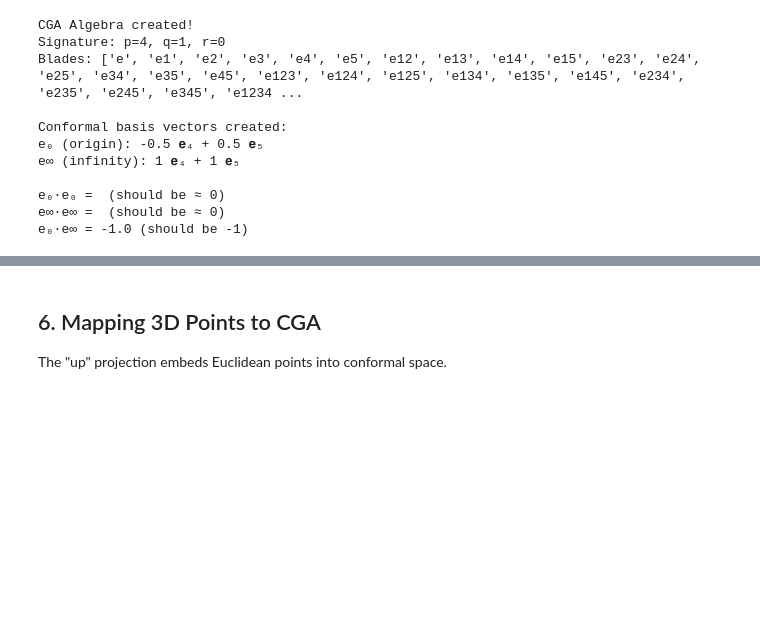
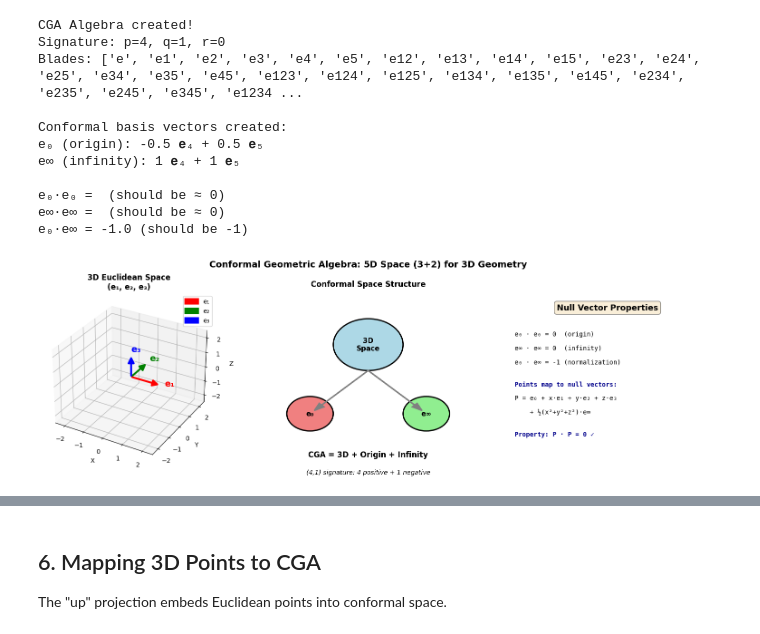
Before and after one commit to papagiannakis/Elements, a Jupyter notebook: Elements/pyEEL/notebooks/DL/diffRenderer/geometric_algebra_kingdon_rendering.ipynb, the cells around one changed output, grey strips where cells are left out. Saved outputs shown, nothing was run; the diff lists cells and outputs as text; code cells hidden in the pictures; blank space fills up the shorter version.

```diff
--- a/Elements/pyEEL/notebooks/DL/diffRenderer/geometric_algebra_kingdon_rendering.ipynb
+++ b/Elements/pyEEL/notebooks/DL/diffRenderer/geometric_algebra_kingdon_rendering.ipynb
@@ -248,3 +529,101 @@ e∞ (infinity): 1 𝐞₄ + 1 𝐞₅
 e₀·e₀ =  (should be ≈ 0)
 e∞·e∞ =  (should be ≈ 0)
 e₀·e∞ = -1.0 (should be -1)
+# %%
+# Visualization: Conformal Geometric Algebra Structure
+fig = plt.figure(figsize=(16, 5))
+
+# Plot 1: 3D Euclidean subspace
+ax1 = fig.add_subplot(131, projection='3d')
+origin = np.array([0, 0, 0])
+
+# Draw Euclidean basis vectors
+arrow_e1 = Arrow3D(*origin, 1.5, 0, 0, mutation_scale=20, lw=3,
+                   arrowstyle='-|>', color='red', label='e₁')
+arrow_e2 = Arrow3D(*origin, 0, 1.5, 0, mutation_scale=20, lw=3,
+                   arrowstyle='-|>', color='green', label='e₂')
+arrow_e3 = Arrow3D(*origin, 0, 0, 1.5, mutation_scale=20, lw=3,
+                   arrowstyle='-|>', color='blue', label='e₃')
+ax1.add_artist(arrow_e1)
+ax1.add_artist(arrow_e2)
+ax1.add_artist(arrow_e3)
+
+ax1.text(1.7, 0, 0, 'e₁', fontsize=14, fontweight='bold', color='red')
+ax1.text(0, 1.7, 0, 'e₂', fontsize=14, fontweight='bold', color='green')
+ax1.text(0, 0, 1.7, 'e₃', fontsize=14, fontweight='bold', color='blue')
+
+setup_3d_axis(ax1, '3D Euclidean Space\n(e₁, e₂, e₃)')
+ax1.legend()
+
+# Plot 2: CGA extension conceptual
+ax2 = fig.add_subplot(132)
+ax2.axis('off')
+
+# Draw diagram of CGA structure
+circle_style = dict(facecolor='lightblue', edgecolor='black', linewidth=2)
+ax2.add_patch(plt.Circle((0.5, 0.7), 0.15, **circle_style))
+ax2.text(0.5, 0.7, '3D\nSpace', ha='center', va='center', fontsize=11, fontweight='bold')
+
+# Add extra dimensions
+ax2.add_patch(plt.Circle((0.25, 0.3), 0.1, facecolor='lightcoral', edgecolor='black', linewidth=2))
+ax2.text(0.25, 0.3, 'e₀', ha='center', va='center', fontsize=11, fontweight='bold')
+
+ax2.add_patch(plt.Circle((0.75, 0.3), 0.1, facecolor='lightgreen', edgecolor='black', linewidth=2))
+ax2.text(0.75, 0.3, 'e∞', ha='center', va='center', fontsize=11, fontweight='bold')
+
+# Arrows connecting
+ax2.arrow(0.5, 0.55, -0.2, -0.2, head_width=0.03, color='gray', linewidth=2)
+ax2.arrow(0.5, 0.55, 0.2, -0.2, head_width=0.03, color='gray', linewidth=2)
+
+ax2.text(0.5, 0.05, 'CGA = 3D + Origin + Infinity',
+         ha='center', fontsize=12, fontweight='bold')
+ax2.text(0.5, -0.05, '(4,1) signature: 4 positive + 1 negative',
+         ha='center', fontsize=10, style='italic')
+
+ax2.set_xlim(0, 1)
+ax2.set_ylim(0, 1)
+ax2.set_title('Conformal Space Structure', fontsize=12, fontweight='bold', pad=10)
+
+# Plot 3: Null vectors visualization
+ax3 = fig.add_subplot(133)
+ax3.axis('off')
+
+# Show null vector properties
+ax3.text(0.5, 0.9, 'Null Vector Properties', ha='center', fontsize=13,
+         fontweight='bold', bbox=dict(boxstyle='round', facecolor='wheat', alpha=0.5))
+
+properties = [
+    "e₀ · e₀ = 0  (origin)",
+    "e∞ · e∞ = 0  (infinity)",
+    "e₀ · e∞ = -1 (normalization)",
+    "",
+    "Points map to null vectors:",
+    "P = e₀ + x·e₁ + y·e₂ + z·e₃",
+    "    + ½(x²+y²+z²)·e∞",
+    "",
+    "Property: P · P = 0 ✓"
+]
+
+y_pos = 0.75
+for prop in properties:
+    if prop == "":
+        y_pos -= 0.05
+    else:
+        color = 'darkblue' if '✓' in prop or ':' in prop else 'black'
+        weight = 'bold' if ':' in prop else 'normal'
+        ax3.text(0.1, y_pos, prop, fontsize=10, color=color,
+                family='monospace', weight=weight)
+        y_pos -= 0.08
+
+ax3.set_xlim(0, 1)
+ax3.set_ylim(0, 1)
+
+plt.suptitle('Conformal Geometric Algebra: 5D Space (3+2) for 3D Geometry',
+             fontsize=14, fontweight='bold')
+plt.tight_layout()
+plt.show()
+
+print("✓ CGA extends 3D space with 2 extra dimensions (origin and infinity)")
+print("  This allows points, lines, planes, and spheres to be unified as multivectors!")
+# %% [output]
+[figure, added]
```
Also changed, not shown: parts of 51 cells of this notebook.
